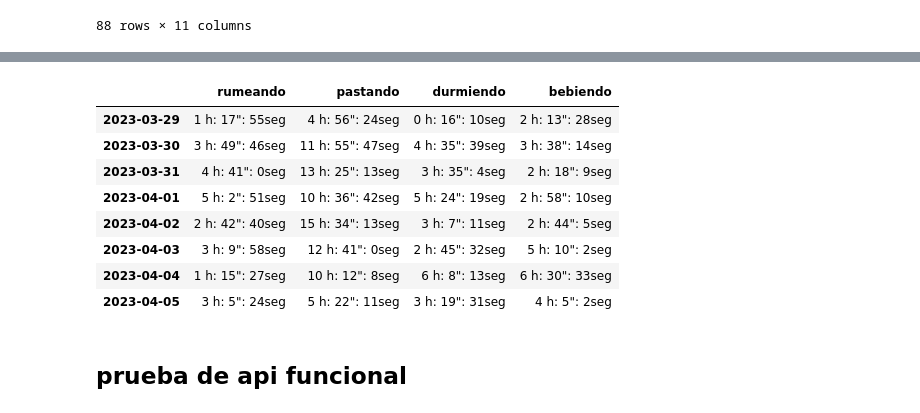
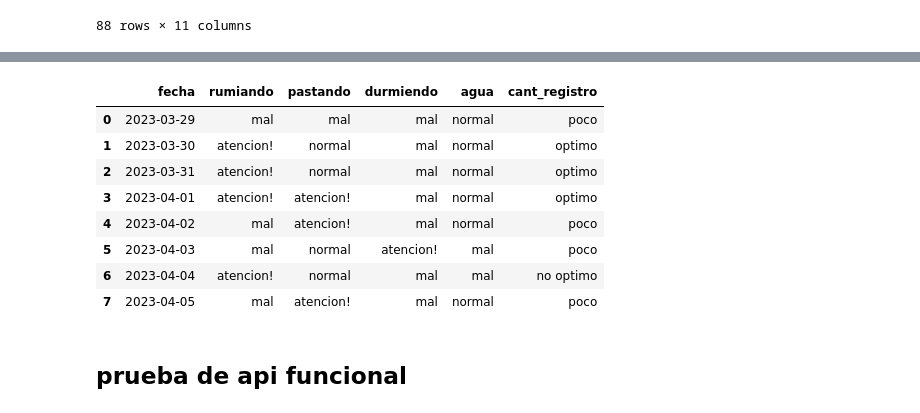
Before and after one commit to Arii95/PF_Henry, a Jupyter notebook: base_datos_basto.ipynb, the cells around one changed output, grey strips where cells are left out. Saved outputs shown, nothing was run; the diff lists cells and outputs as text; code cells hidden in the pictures.

```diff
--- a/base_datos_basto.ipynb
+++ b/base_datos_basto.ipynb
@@ -675,6 +759,6 @@ def separador_por_dia(df):
 # %%
 x=predict_model(kmeans,x)
-x= add_dormida_column(x,1,20,7)
+x= add_dormida_column(x,1,20,6)
 # %%
 c= agua_clicks(prueba,'0004A30B00F89C52','2023-03-17','2023-04-10','63ecf27ba9f1a40025792acf')
 x=result_select(x,c)
@@ -699,15 +778,41 @@ h=separador_por_dia(x)
-# %%
-z=pd.concat(h.values(),keys=h.keys(),axis=0)
-z=z.reset_index(level=1).drop(columns=['level_1'])
-# %% [output]
-|  | rumeando | pastando | durmiendo | bebiendo |
-| 2023-03-29 | 1 h: 17": 55seg | 4 h: 56": 24seg | 0 h: 16": 10seg | 2 h: 13": 28seg |
-| 2023-03-30 | 3 h: 49": 46seg | 11 h: 55": 47seg | 4 h: 35": 39seg | 3 h: 38": 14seg |
-| 2023-03-31 | 4 h: 41": 0seg | 13 h: 25": 13seg | 3 h: 35": 4seg | 2 h: 18": 9seg |
-| 2023-04-01 | 5 h: 2": 51seg | 10 h: 36": 42seg | 5 h: 24": 19seg | 2 h: 58": 10seg |
-| 2023-04-02 | 2 h: 42": 40seg | 15 h: 34": 13seg | 3 h: 7": 11seg | 2 h: 44": 5seg |
-| 2023-04-03 | 3 h: 9": 58seg | 12 h: 41": 0seg | 2 h: 45": 32seg | 5 h: 10": 2seg |
-| 2023-04-04 | 1 h: 15": 27seg | 10 h: 12": 8seg | 6 h: 8": 13seg | 6 h: 30": 33seg |
-| 2023-04-05 | 3 h: 5": 24seg | 5 h: 22": 11seg | 3 h: 19": 31seg | 4 h: 5": 2seg |
+# %%
+def respuesta_diagnostico(valor,min,max):
+
+    if valor > min and valor < (max+(max*0.05)):
+        result='normal'
+    elif valor > (min-(min*0.25)) and valor < (max+(max*0.25)):
+        result= 'atencion!'
+    else:
+        result= 'mal'
+    return result
+# %%
+def diagnostico_devices(df):
+    rumia=[float(x.split('h')[0]) for x in df['rumiando']]
+    pastoreo=[float(x.split('h')[0]) for x in df['pastando']]
+    durmiendo=[float(x.split('h')[0]) for x in df['durmiendo']]
+    agua=[float(x.split('h')[0]) for x in df['bebiendo']]
+    can_r=['optimo' if x >= 72 else 'poco' if x < 68 else 'no optimo' for x in df['cant_registro'] ]
+
+    diag= pd.DataFrame({
+        'fecha':[x for x in df.index],
+        'rumiando':[respuesta_diagnostico(x,6,8) for x in rumia] ,
+        'pastando':[respuesta_diagnostico(x,8,12) for x in pastoreo],
+        'durmiendo':[respuesta_diagnostico(x,5,8) for x in durmiendo],
+        'agua':[respuesta_diagnostico(x,1,4) for x in agua] ,
+        'cant_registro':can_r,
+    })
+    return diag
+# %%
+diagnostico_devices(h)
+# %% [output]
+|  | fecha | rumiando | pastando | durmiendo | agua | cant_registro |
+| 0 | 2023-03-29 | mal | mal | mal | normal | poco |
+| 1 | 2023-03-30 | atencion! | normal | mal | normal | optimo |
+| 2 | 2023-03-31 | atencion! | normal | mal | normal | optimo |
+| 3 | 2023-04-01 | atencion! | atencion! | mal | normal | optimo |
+| 4 | 2023-04-02 | mal | atencion! | mal | normal | poco |
+| 5 | 2023-04-03 | mal | normal | atencion! | mal | poco |
+| 6 | 2023-04-04 | atencion! | normal | mal | mal | no optimo |
+| 7 | 2023-04-05 | mal | atencion! | mal | normal | poco |
 # %% [markdown]
 ## prueba de api funcional
```
Also changed, not shown: parts of 48 cells of this notebook, 6 other files.
